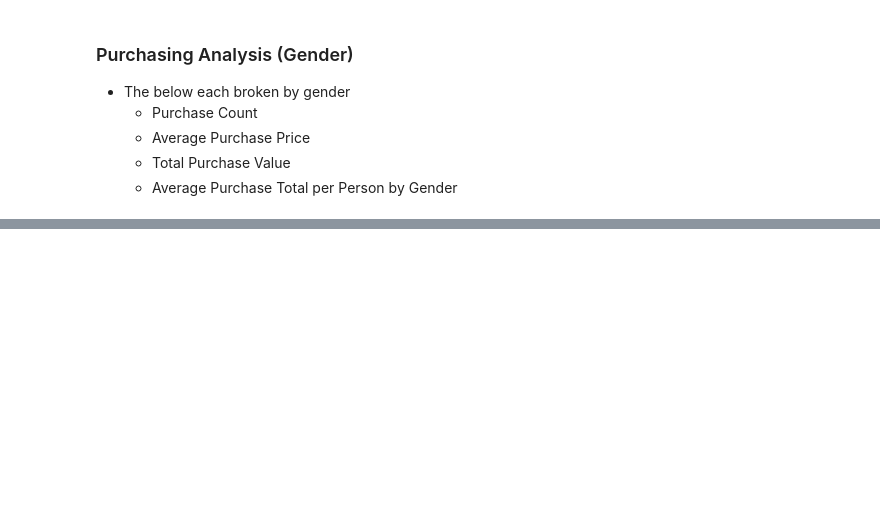
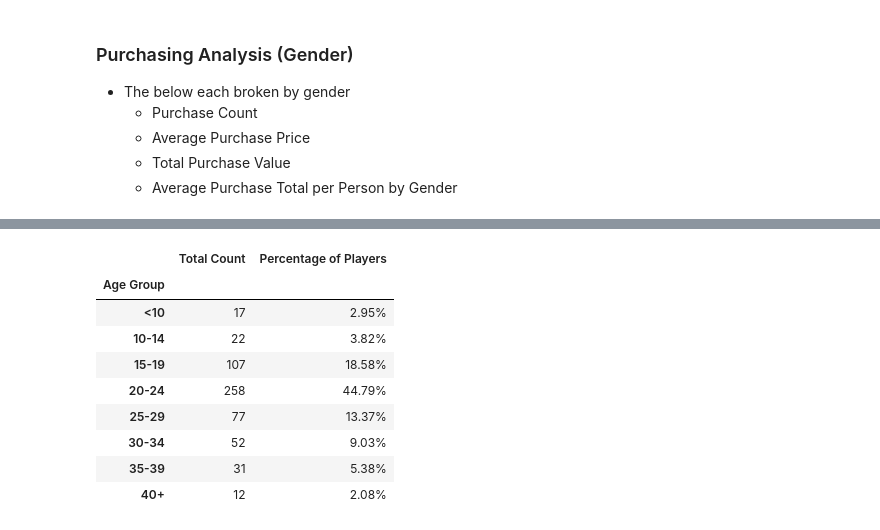
Before and after one commit to allidoiswen/AW_Homework, a Jupyter notebook: 04-Pandas/pandas-challenge/HeroesOfPymoli/HeroesOfPymoli.ipynb, the cells around one changed output, grey strips where cells are left out. Drawn from its saved outputs; the diff is of its cells as text; code cells hidden in the pictures; blank space fills up the shorter version.

```diff
--- a/04-Pandas/pandas-challenge/HeroesOfPymoli/HeroesOfPymoli.ipynb
+++ b/04-Pandas/pandas-challenge/HeroesOfPymoli/HeroesOfPymoli.ipynb
@@ -142,0 +190,42 @@ user_gender_df = heros_df[['SN', 'Gender']].copy()
+# %%
+# Subsetting original DataFrame to SN and Age
+user_age_df = heros_df[['SN', 'Age']].copy()
+
+## Drop Duplicates based on SN/Gender Combo
+user_age_df = user_age_df.drop_duplicates('SN')
+
+## Delete SN col
+del user_age_df['SN']
+
+# Set up bin and group lists
+bin_list = [0, 9, 14, 19, 24, 29, 34, 39, 150]
+group_list = ['<10', '10-14', '15-19', '20-24', '25-29', '30-34', '35-39', '40+']
+
+# Assign each player into a group
+user_age_df["Age Group"] = pd.cut(user_age_df["Age"], bin_list, labels=group_list, include_lowest=False)
+
+# Group by Age group
+user_age_df = user_age_df.groupby('Age Group').count()
+
+# Rename Col name
+user_age_df = user_age_df.rename(columns = {'Age': 'Total Count'})
+
+# Calculate Pct of Players
+total_num_player = user_age_df['Total Count'].sum()
+user_age_df['Percentage of Players'] = 100* user_age_df['Total Count'] / total_num_player
+
+# Format pct of Players
+user_age_df['Percentage of Players'] = user_age_df['Percentage of Players'].apply('{:.2f}%'.format)
+
+user_age_df
+# %% [output]
+|  | Total Count | Percentage of Players |
+| Age Group |  |  |
+| <10 | 17 | 2.95% |
+| 10-14 | 22 | 3.82% |
+| 15-19 | 107 | 18.58% |
+| 20-24 | 258 | 44.79% |
+| 25-29 | 77 | 13.37% |
+| 30-34 | 52 | 9.03% |
+| 35-39 | 31 | 5.38% |
+| 40+ | 12 | 2.08% |
```
Also changed, not shown: parts of 20 cells of this notebook.
